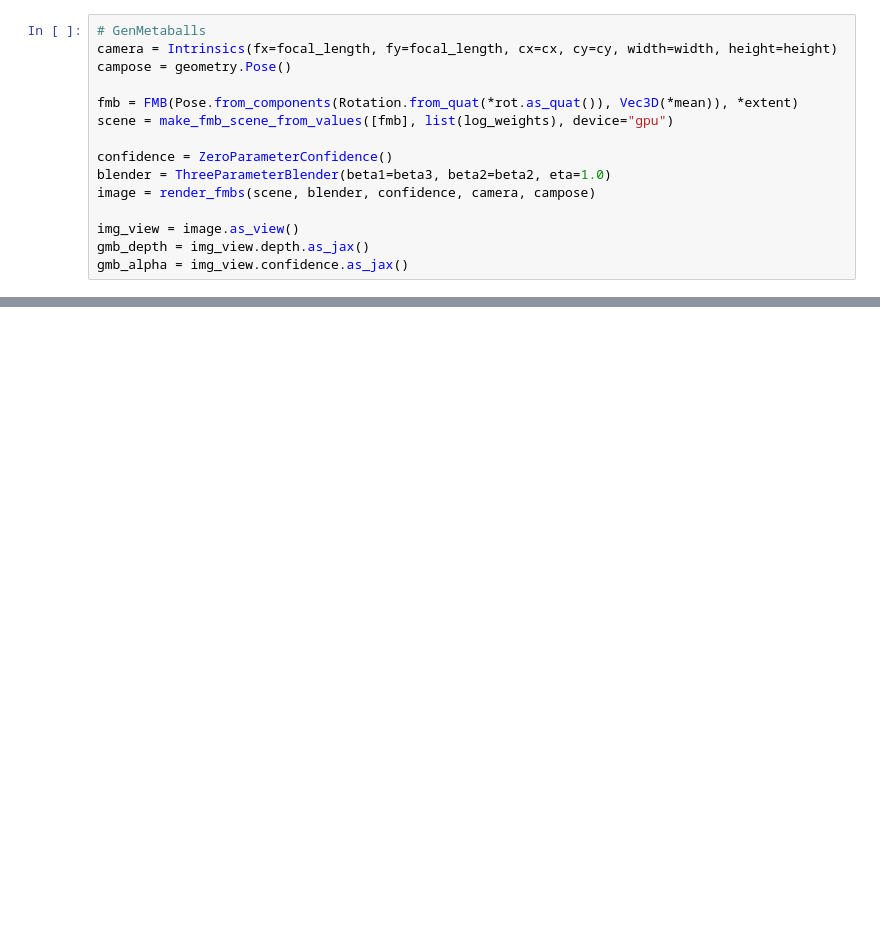
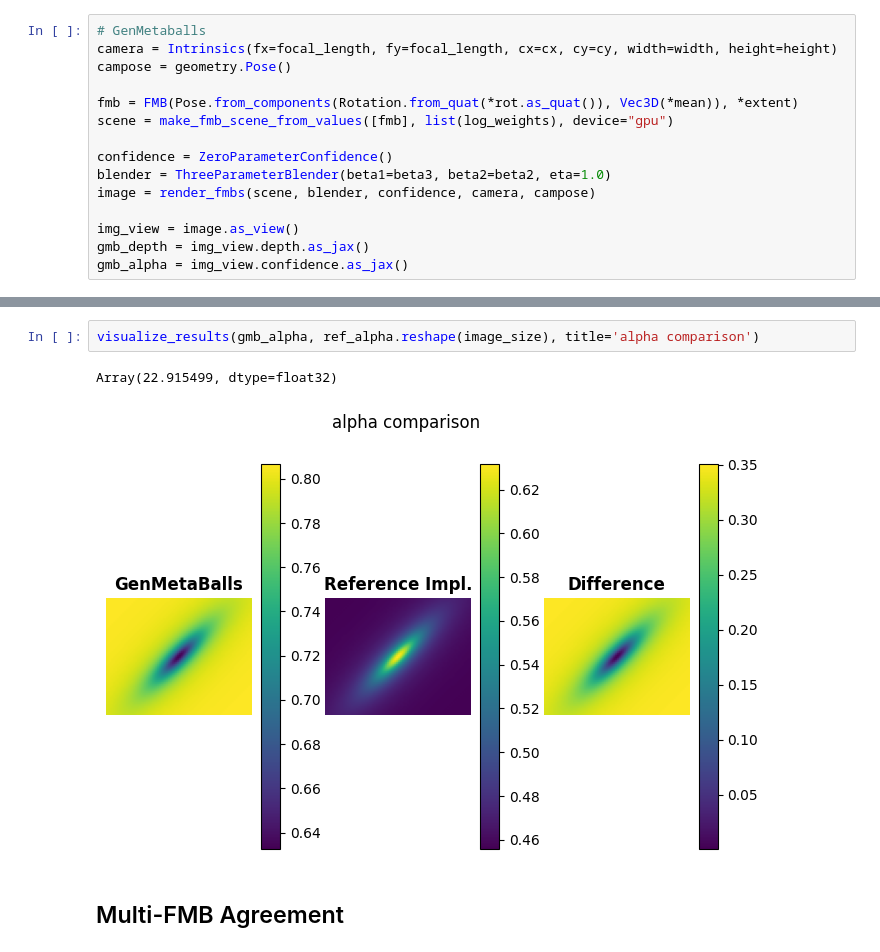
Before and after one commit to probcomp/GenMetaBalls, a Jupyter notebook: notebooks/debug.ipynb, the cells around one changed output, grey strips where cells are left out. Cells and saved outputs as stored; diff of their text form; blank space fills up the shorter version.

```diff
--- a/notebooks/debug.ipynb
+++ b/notebooks/debug.ipynb
@@ -114,0 +120,7 @@ jnp.linalg.norm(diff)=Array(0.00299456, dtype=float32)
+# %%
+visualize_results(gmb_alpha, ref_alpha.reshape(image_size), title='alpha comparison')
+# %% [output]
+Array(22.915499, dtype=float32)
+[figure, added]
+# %% [markdown]
+## Multi-FMB Agreement
```
Also changed, not shown: parts of 10 cells of this notebook, 1 other file.
